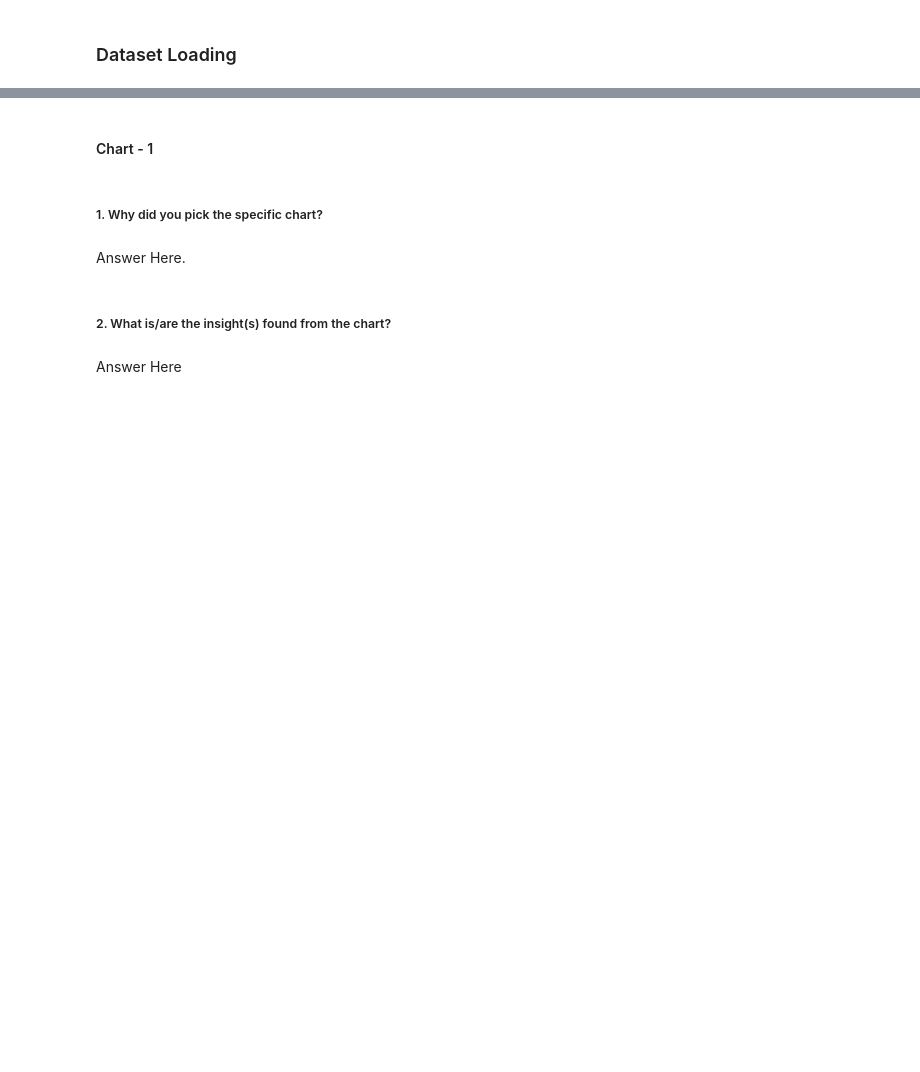
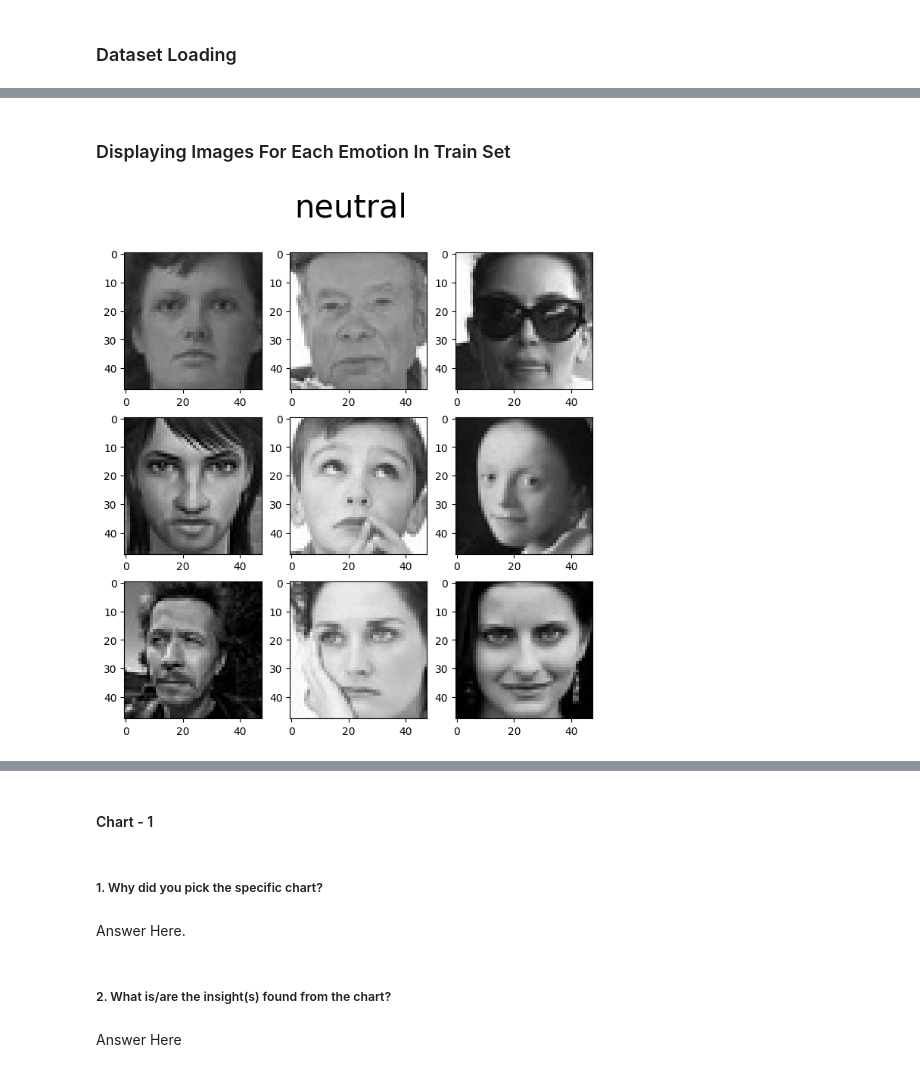
Before and after one commit to Ayushx29/DeepFER-Facial-Emotion-Recognition-Using-Deep-Learning, a Jupyter notebook: DeepFER_Facial_Emotion_Recognition_Using_Deep_Learning.ipynb, the cells around one changed output, grey strips where cells are left out. Cells and saved outputs as stored; diff of their text form; code cells hidden in the pictures; blank space fills up the shorter version.

```diff
--- a/DeepFER_Facial_Emotion_Recognition_Using_Deep_Learning.ipynb
+++ b/DeepFER_Facial_Emotion_Recognition_Using_Deep_Learning.ipynb
@@ -148,0 +114,7 @@ Answer Here.
+# %%
+# Load Dataset
+# Set dataset path
+dataset_path = r'D:\IMP\Capstone\DeepFER Facial Emotion Recognition Using Deep Learning\images'
+# Defining train and validation path
+train_path = r'D:\IMP\Capstone\DeepFER Facial Emotion Recognition Using Deep Learning\images\train'
+val_path = r'D:\IMP\Capstone\DeepFER Facial Emotion Recognition Using Deep Learning\images\validation'
@@ -148,0 +169,18 @@ Answer Here.
+# %% [markdown]
+### Displaying Images For Each Emotion In Train Set
+# %%
+# Creating a function for using for show some images from each categories
+def imageshow(category):
+  plt.figure(figsize= (8,8))
+  for i in range(1, 10, 1):
+      plt.subplot(3,3,i)
+      img = load_img(train_path+'/'+category+"/"+
+                    os.listdir(train_path + "/" + category)[i], target_size=(48,48))
+      plt.imshow(img)
+  plt.suptitle(category,fontsize=30)
+  plt.show()
+# %%
+#Showing some images from category neutral
+imageshow('neutral')
+# %% [output]
+[figure, added]
```
Also changed, not shown: parts of 49 cells of this notebook.
